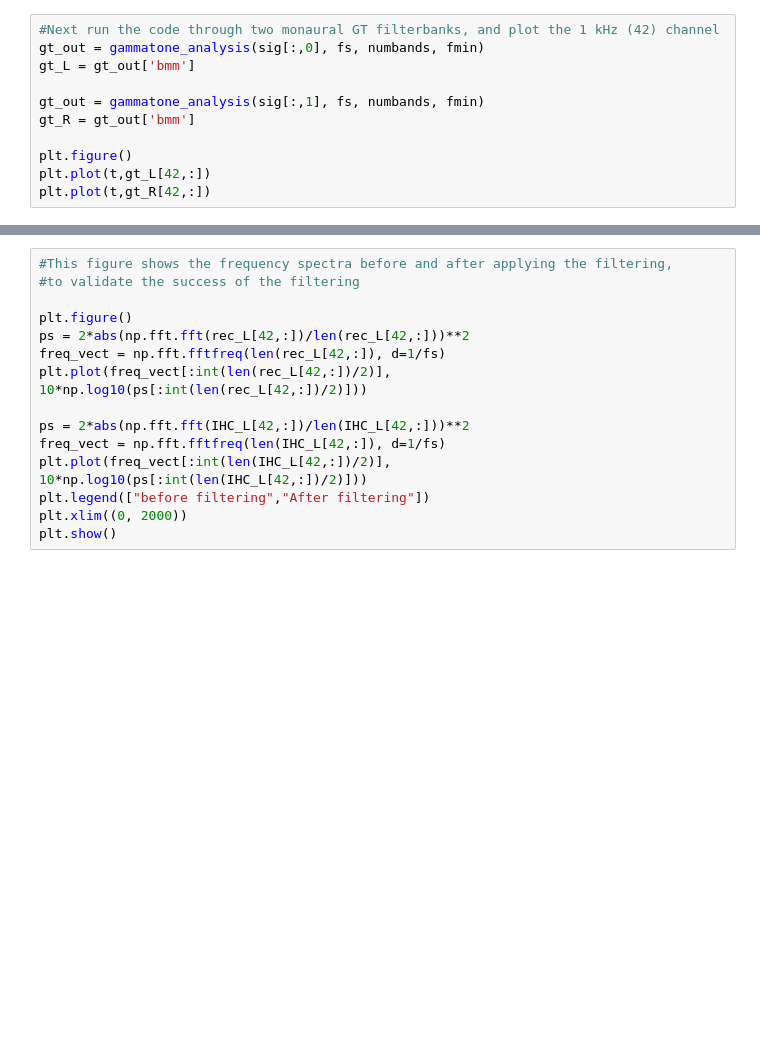
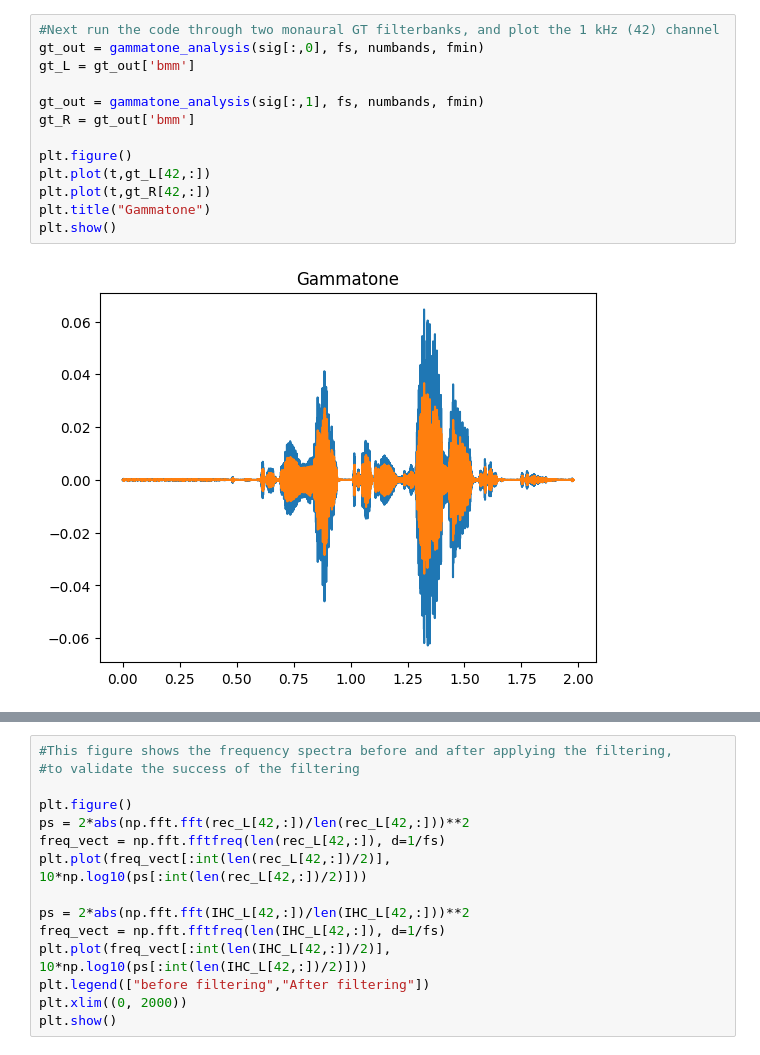
Before and after one commit to cesarz10/Auditory-computation, a Jupyter notebook: AudCompLab1_2022/CompAudLab_Binaural.ipynb, the cells around one changed output, grey strips where cells are left out. Saved outputs shown, nothing was run; the diff lists cells and outputs as text; blank space fills up the shorter version.

```diff
--- a/AudCompLab1_2022/CompAudLab_Binaural.ipynb
+++ b/AudCompLab1_2022/CompAudLab_Binaural.ipynb
@@ -39,14 +51,18 @@ sd.play(x, fs)
 # %%
 #Next run the code through two monaural GT filterbanks, and plot the 1 kHz (42) channel
 gt_out = gammatone_analysis(sig[:,0], fs, numbands, fmin)
 gt_L = gt_out['bmm']
 
 gt_out = gammatone_analysis(sig[:,1], fs, numbands, fmin)
 gt_R = gt_out['bmm']
 
 plt.figure()
 plt.plot(t,gt_L[42,:])
 plt.plot(t,gt_R[42,:])
+plt.title("Gammatone")
+plt.show()
+# %% [output]
+[figure, added]
 # %%
 #To mimic the biophysics of auditory processing associated with the cochlear sensory cells (inner-hair-cell)
 #and auditory nerve synapses, first a half-wave rectification is applied, after which a low-pass filtering is conducted
```
Also changed, not shown: parts of 4 cells of this notebook, 2 other files.
